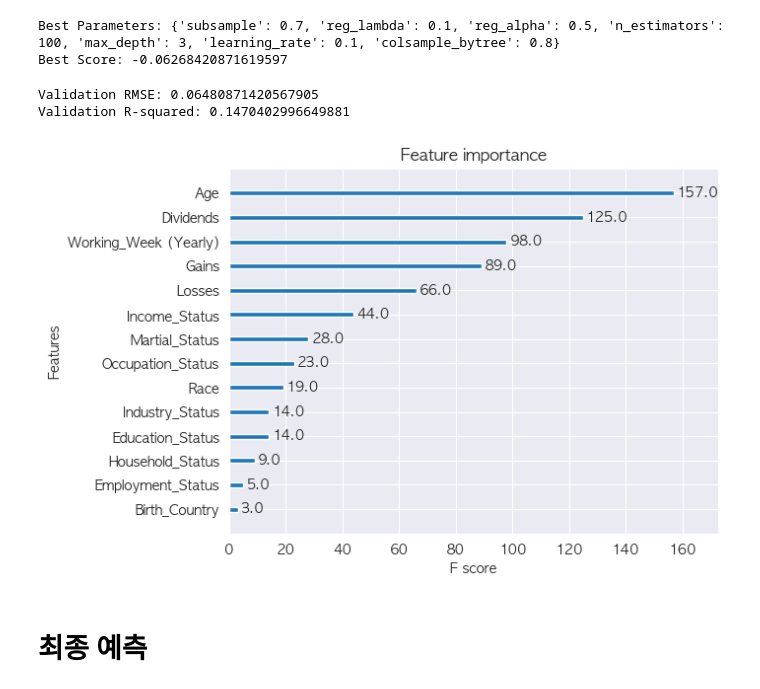
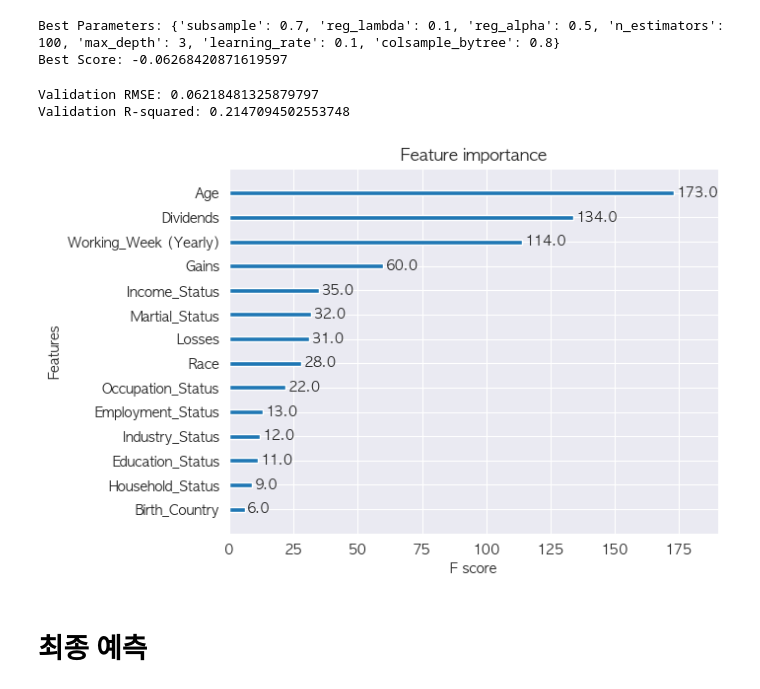
Before and after one commit to YoungjaeKang/dacon_income_forecast, a Jupyter notebook: 2. Model-3.ipynb, the cells around one changed output. Drawn from its saved outputs; the diff is of its cells as text; code cells hidden in the pictures.

```diff
--- a/2. Model-3.ipynb
+++ b/2. Model-3.ipynb
@@ -780,23 +780,23 @@ best_model = xgb.XGBRegressor(
 )
 
 # 모델 학습
-model.fit(train_x, train_y)
+best_model.fit(train_x, train_y)
 
 # 검증 세트로 모델 평가
-val_predictions = model.predict(val_x)
+val_predictions = best_model.predict(val_x)
 rmse = np.sqrt(mean_squared_error(val_y, val_predictions))
 r_squared = r2_score(val_y, val_predictions)
 print("Validation RMSE:", rmse)
 print("Validation R-squared:", r_squared)
 # %% [output]
-Validation RMSE: 0.06480871420567905
-Validation R-squared: 0.1470402996649881
+Validation RMSE: 0.06218481325879797
+Validation R-squared: 0.2147094502553748
 # %%
 # 학습된 XGBoost 모델에서 feature importance를 추출
-xgb.plot_importance(model)
+xgb.plot_importance(best_model)
 plt.show()
 # %% [output]
-[figure, old version]
+[figure, new version]
 # %% [markdown]
 # 최종 예측
 # %%
```
Also changed, not shown: parts of 2 cells of this notebook, 13 other files.
